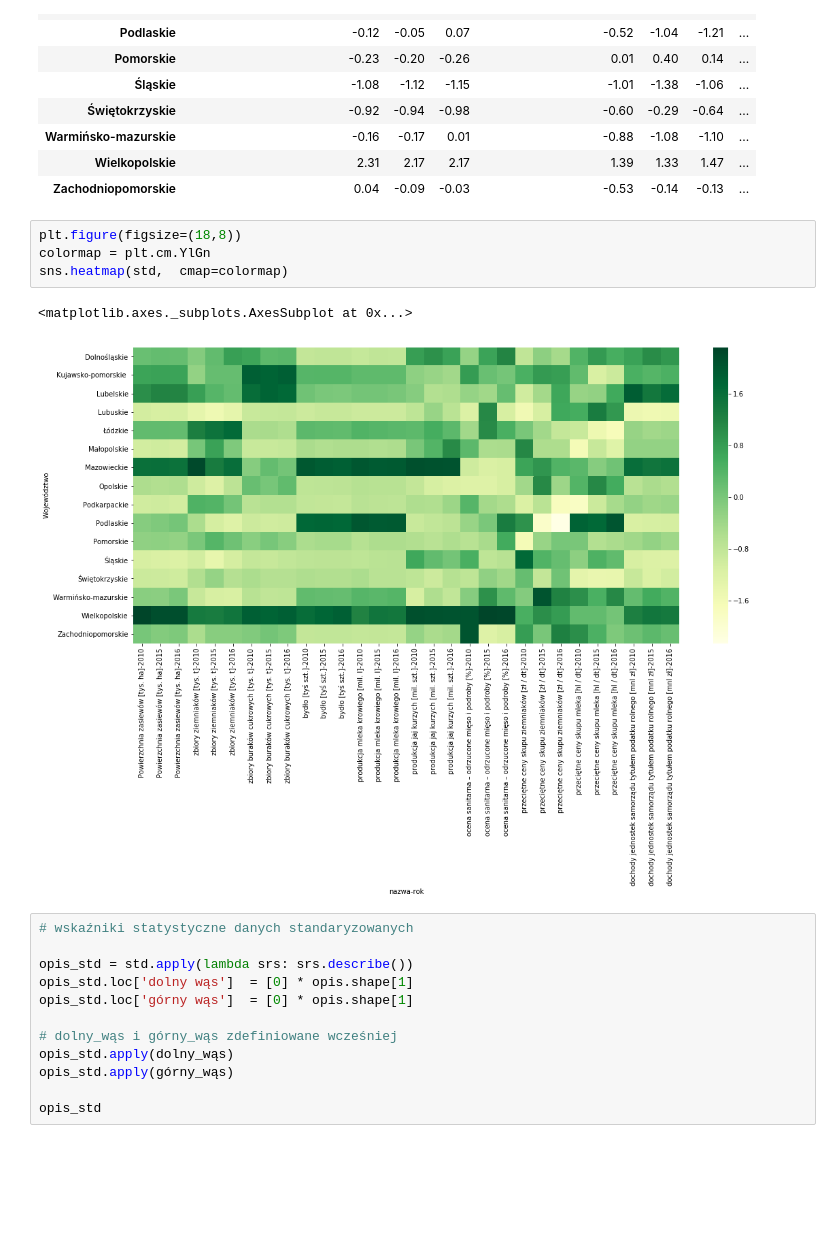
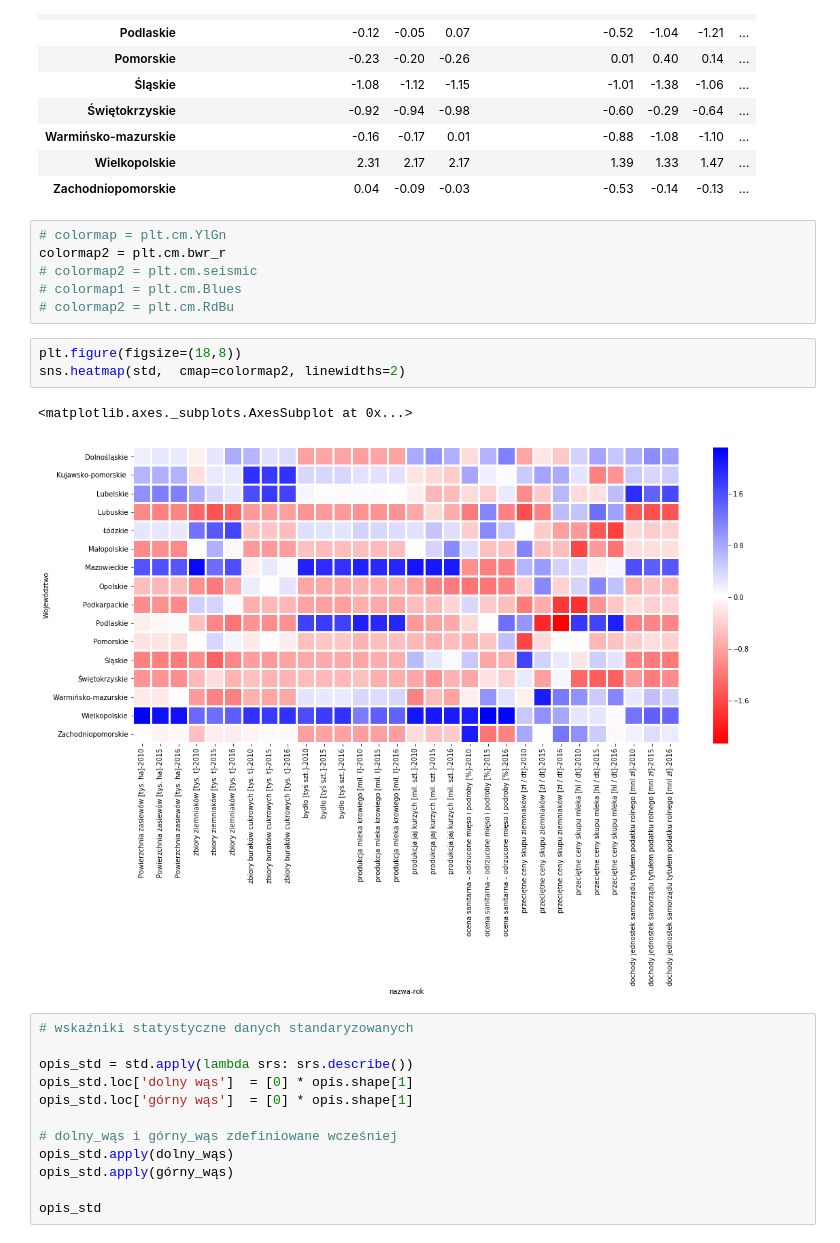
Before and after one commit to pracowniaPK/DataProject, a Jupyter notebook: project.ipynb, the cells around one changed output. Saved outputs shown, nothing was run; the diff lists cells and outputs as text; blank space fills up the shorter version.

Commit message:
project1 graphs fix

```diff
--- a/project.ipynb
+++ b/project.ipynb
@@ -216,13 +216,18 @@ std
 | Warmińsko-mazurskie | -0.16 | -0.17 | 0.01 | -0.88 | -1.08 | -1.10 | ... |
 | Wielkopolskie | 2.31 | 2.17 | 2.17 | 1.39 | 1.33 | 1.47 | ... |
 | Zachodniopomorskie | 0.04 | -0.09 | -0.03 | -0.53 | -0.14 | -0.13 | ... |
+# %%
+# colormap = plt.cm.YlGn
+colormap2 = plt.cm.bwr_r
+# colormap2 = plt.cm.seismic
+# colormap1 = plt.cm.Blues
+# colormap2 = plt.cm.RdBu
 # %%
 plt.figure(figsize=(18,8))
-colormap = plt.cm.YlGn
-sns.heatmap(std,  cmap=colormap)
+sns.heatmap(std,  cmap=colormap2, linewidths=2)
 # %% [output]
 <matplotlib.axes._subplots.AxesSubplot at 0x...>
-[figure, old version]
+[figure, new version]
 # %%
 # wskaźniki statystyczne danych standaryzowanych
 
```
Also changed, not shown: parts of 7 cells of this notebook.
